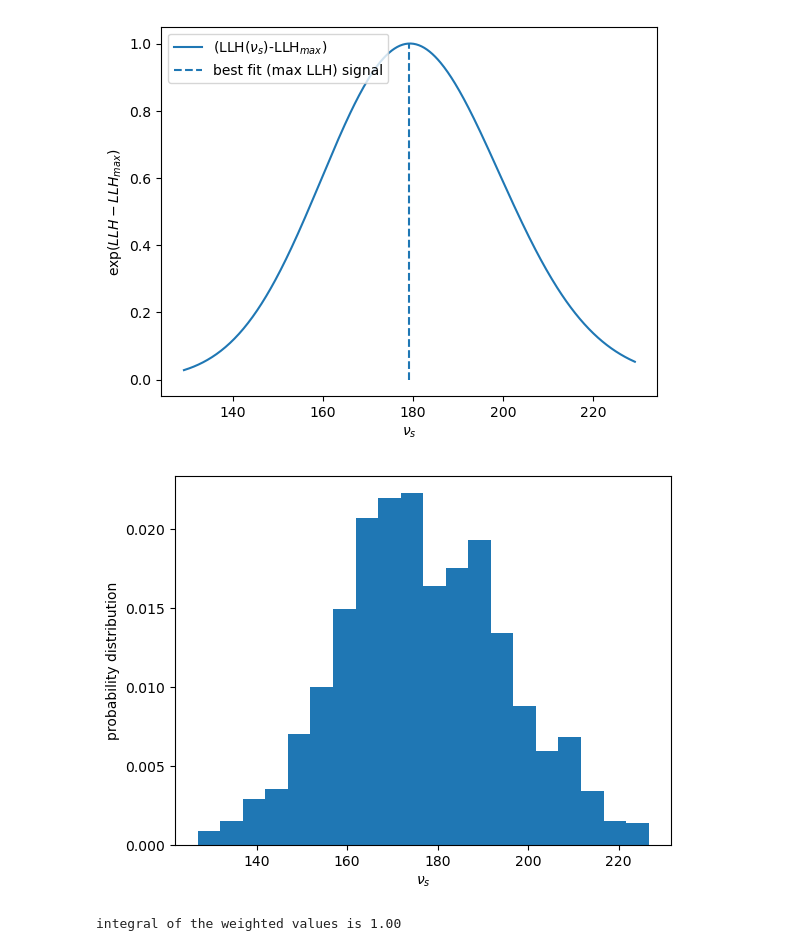
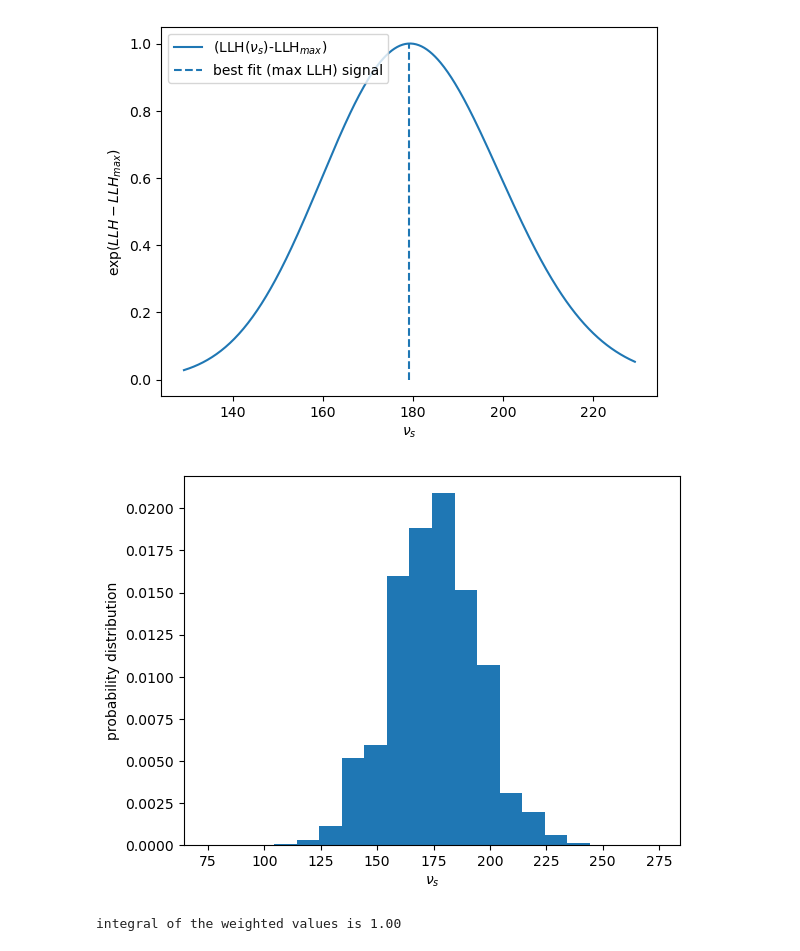
Before and after one commit to aotownsend/StatMethods2022, a Jupyter notebook: submissions/week9/annanay_week9.ipynb, the cells around one changed output. Cells and saved outputs as stored; diff of their text form; code cells hidden in the pictures.

```diff
--- a/submissions/week9/annanay_week9.ipynb
+++ b/submissions/week9/annanay_week9.ipynb
@@ -142,25 +142,25 @@ plt.show()
 # %% [output]
 [figure]
 # %%
-width = 50
+width = 100
 bins = 20
 
 random_nu_s_space = np.random.uniform(low=v_s_fix_bkg-width, high=v_s_fix_bkg+width, size=1000)
 random_llh_space = np.array([-log_likelihood(nu_s, 420.7) for nu_s in random_nu_s_space])
 weights = np.exp(random_llh_space-llh_max_fix_bkg).flatten()
 ##weighted_values = random_nu_s_space*weights # weighted values
 
 bin_height, bin_boundary = np.histogram(random_nu_s_space, bins=bins, weights=weights)
 bin_height = bin_height/np.sum(bin_height*np.diff(bin_boundary)) # normalized so integral is 1
 
 plt.bar(bin_boundary[:-1], bin_height, width=bin_boundary[1]-bin_boundary[0], label='weighted values')
 plt.xlabel('$ν_s$')
 plt.ylabel('probability distribution')
 plt.show()
 
 print(f"integral of the weighted values is {np.sum(bin_height*np.diff(bin_boundary)):.2f}")
 # %% [output]
-[figure, old version]
+[figure, new version]
 integral of the weighted values is 1.00
 # %%
 kde = stats.gaussian_kde(random_nu_s_space, weights=weights)
```
Also changed, not shown: parts of 1 cell of this notebook.
